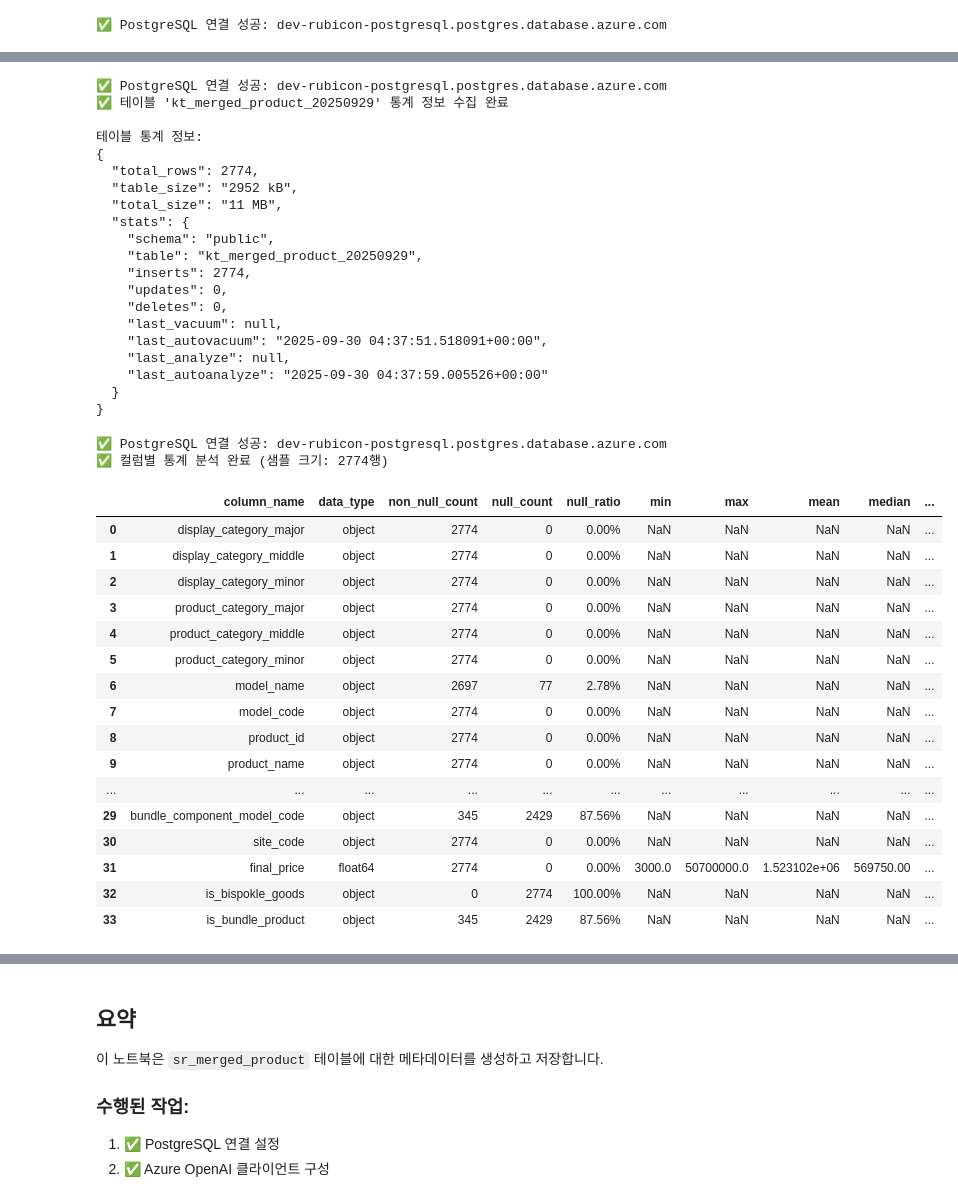
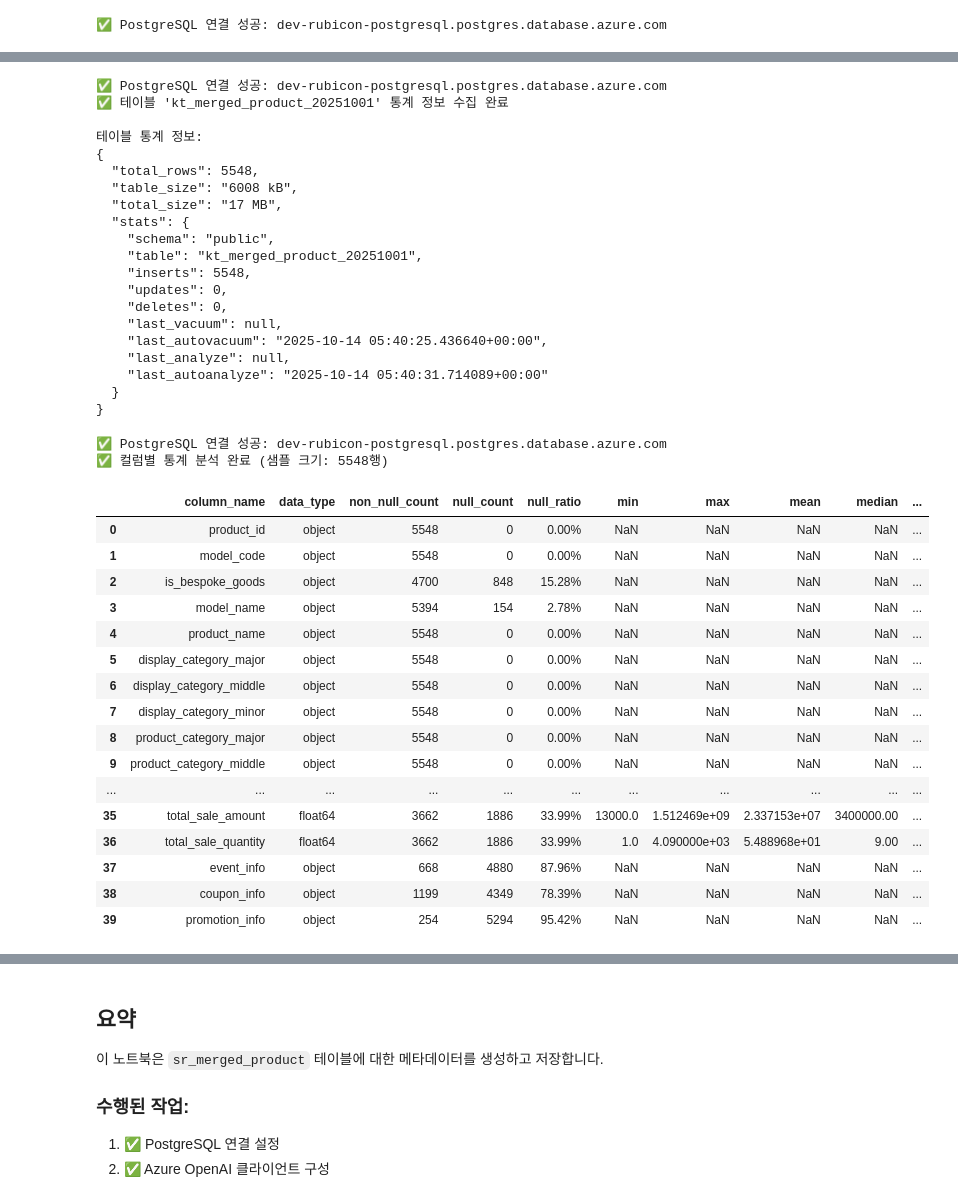
Before and after one commit to sm1835dh/dev_sr_preperation, a Jupyter notebook: notebooks/generate_metadata.ipynb, the cells around one changed output, grey strips where cells are left out. Saved outputs shown, nothing was run; the diff lists cells and outputs as text; code cells hidden in the pictures.

```diff
--- a/notebooks/generate_metadata.ipynb
+++ b/notebooks/generate_metadata.ipynb
@@ -175,7 +175,7 @@ def get_table_schema(table_name='test'):
         conn.close()
 
 # 스키마 조회
-df_schema = get_table_schema(table_name="kt_merged_product_20250929")
+df_schema = get_table_schema(table_name="kt_merged_product_20251001")
 if df_schema is not None:
     print("\n테이블 스키마 정보:")
     display(df_schema.head(10))
@@ -264,29 +264,29 @@ def get_table_statistics(table_name='test'):
         conn.close()
 
 # 통계 정보 수집
-table_stats = get_table_statistics(table_name="kt_merged_product_20250929")
+table_stats = get_table_statistics(table_name="kt_merged_product_20251001")
 if table_stats:
     print("\n테이블 통계 정보:")
     print(json.dumps(table_stats, indent=2, default=str))
 # %% [output]
 ✅ PostgreSQL 연결 성공: dev-rubicon-postgresql.postgres.database.azure.com
-✅ 테이블 'kt_merged_product_20250929' 통계 정보 수집 완료
+✅ 테이블 'kt_merged_product_20251001' 통계 정보 수집 완료
 
 테이블 통계 정보:
 {
-  "total_rows": 2774,
-  "table_size": "2952 kB",
-  "total_size": "11 MB",
+  "total_rows": 5548,
+  "table_size": "6008 kB",
+  "total_size": "17 MB",
   "stats": {
     "schema": "public",
-    "table": "kt_merged_product_20250929",
-    "inserts": 2774,
+    "table": "kt_merged_product_20251001",
+    "inserts": 5548,
     "updates": 0,
     "deletes": 0,
     "last_vacuum": null,
-    "last_autovacuum": "2025-09-30 04:37:51.518091+00:00",
+    "last_autovacuum": "2025-10-14 05:40:25.436640+00:00",
     "last_analyze": null,
-    "last_autoanalyze": "2025-09-30 04:37:59.005526+00:00"
+    "last_autoanalyze": "2025-10-14 05:40:31.714089+00:00"
   }
 }
 # %%
@@ -544,51 +544,51 @@ def get_column_statistics(table_name='test', sample_size=10000):
                         stats['values'] = None
                 else:
                     stats.update({
                         'min_date': None,
                         'max_date': None,
                         'date_range': None
                     })
 
             column_stats.append(stats)
 
         print(f"✅ 컬럼별 통계 분석 완료 (샘플 크기: {len(df)}행)")
         return pd.DataFrame(column_stats)
 
     except Exception as e:
         print(f"❌ 컬럼별 통계 분석 실패: {e}")
         import traceback
         traceback.print_exc()
         return None
 
     finally:
         if 'cursor' in locals():
             cursor.close()
         conn.close()
 
 # 컬럼 통계 수집
-df_column_stats = get_column_statistics(table_name="kt_merged_product_20250929")
+df_column_stats = get_column_statistics(table_name="kt_merged_product_20251001")
 if df_column_stats is not None:
     display(df_column_stats)
 # %% [output]
 ✅ PostgreSQL 연결 성공: dev-rubicon-postgresql.postgres.database.azure.com
-✅ 컬럼별 통계 분석 완료 (샘플 크기: 2774행)
+✅ 컬럼별 통계 분석 완료 (샘플 크기: 5548행)
 |  | column_name | data_type | non_null_count | null_count | null_ratio | min | max | mean | median | ... |
-| 0 | display_category_major | object | 2774 | 0 | 0.00% | NaN | NaN | NaN | NaN | ... |
-| 1 | display_category_middle | object | 2774 | 0 | 0.00% | NaN | NaN | NaN | NaN | ... |
-| 2 | display_category_minor | object | 2774 | 0 | 0.00% | NaN | NaN | NaN | NaN | ... |
-| 3 | product_category_major | object | 2774 | 0 | 0.00% | NaN | NaN | NaN | NaN | ... |
-| 4 | product_category_middle | object | 2774 | 0 | 0.00% | NaN | NaN | NaN | NaN | ... |
-| 5 | product_category_minor | object | 2774 | 0 | 0.00% | NaN | NaN | NaN | NaN | ... |
-| 6 | model_name | object | 2697 | 77 | 2.78% | NaN | NaN | NaN | NaN | ... |
-| 7 | model_code | object | 2774 | 0 | 0.00% | NaN | NaN | NaN | NaN | ... |
-| 8 | product_id | object | 2774 | 0 | 0.00% | NaN | NaN | NaN | NaN | ... |
-| 9 | product_name | object | 2774 | 0 | 0.00% | NaN | NaN | NaN | NaN | ... |
+| 0 | product_id | object | 5548 | 0 | 0.00% | NaN | NaN | NaN | NaN | ... |
+| 1 | model_code | object | 5548 | 0 | 0.00% | NaN | NaN | NaN | NaN | ... |
+| 2 | is_bespoke_goods | object | 4700 | 848 | 15.28% | NaN | NaN | NaN | NaN | ... |
+| 3 | model_name | object | 5394 | 154 | 2.78% | NaN | NaN | NaN | NaN | ... |
+| 4 | product_name | object | 5548 | 0 | 0.00% | NaN | NaN | NaN | NaN | ... |
+| 5 | display_category_major | object | 5548 | 0 | 0.00% | NaN | NaN | NaN | NaN | ... |
+| 6 | display_category_middle | object | 5548 | 0 | 0.00% | NaN | NaN | NaN | NaN | ... |
+| 7 | display_category_minor | object | 5548 | 0 | 0.00% | NaN | NaN | NaN | NaN | ... |
+| 8 | product_category_major | object | 5548 | 0 | 0.00% | NaN | NaN | NaN | NaN | ... |
+| 9 | product_category_middle | object | 5548 | 0 | 0.00% | NaN | NaN | NaN | NaN | ... |
 | ... | ... | ... | ... | ... | ... | ... | ... | ... | ... | ... |
-| 29 | bundle_component_model_code | object | 345 | 2429 | 87.56% | NaN | NaN | NaN | NaN | ... |
-| 30 | site_code | object | 2774 | 0 | 0.00% | NaN | NaN | NaN | NaN | ... |
-| 31 | final_price | float64 | 2774 | 0 | 0.00% | 3000.0 | 50700000.0 | 1.523102e+06 | 569750.00 | ... |
-| 32 | is_bispokle_goods | object | 0 | 2774 | 100.00% | NaN | NaN | NaN | NaN | ... |
-| 33 | is_bundle_product | object | 345 | 2429 | 87.56% | NaN | NaN | NaN | NaN | ... |
+| 35 | total_sale_amount | float64 | 3662 | 1886 | 33.99% | 13000.0 | 1.512469e+09 | 2.337153e+07 | 3400000.00 | ... |
+| 36 | total_sale_quantity | float64 | 3662 | 1886 | 33.99% | 1.0 | 4.090000e+03 | 5.488968e+01 | 9.00 | ... |
+| 37 | event_info | object | 668 | 4880 | 87.96% | NaN | NaN | NaN | NaN | ... |
+| 38 | coupon_info | object | 1199 | 4349 | 78.39% | NaN | NaN | NaN | NaN | ... |
+| 39 | promotion_info | object | 254 | 5294 | 95.42% | NaN | NaN | NaN | NaN | ... |
 # %%
 display(df_column_stats.tail(20))
 # %% [output]
```
Also changed, not shown: parts of 9 cells of this notebook.
